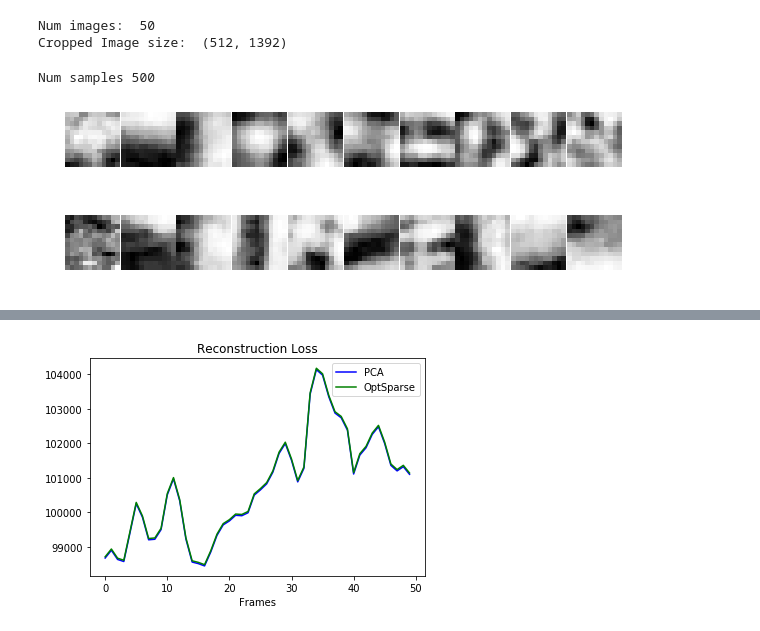
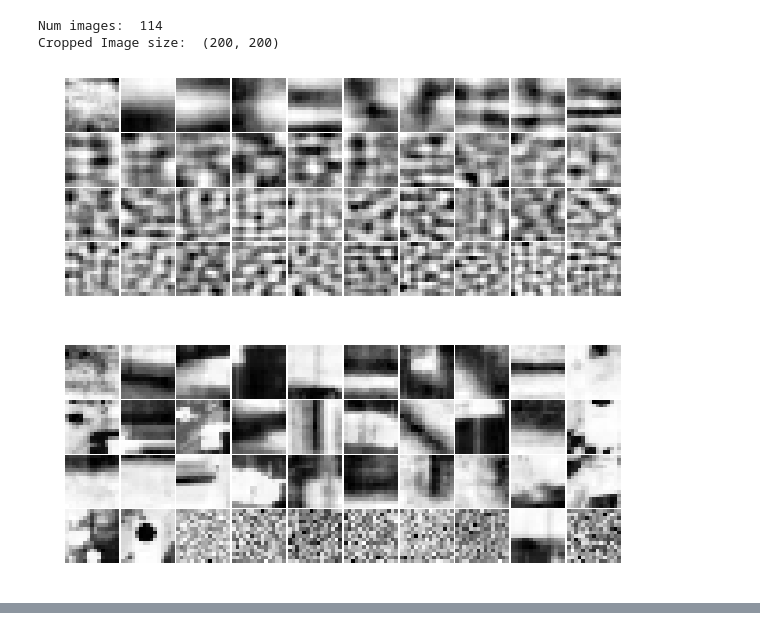
Before and after one commit to Lukeroberto/CS6140-MatchingPursuit, a Jupyter notebook: notebooks/Tests.ipynb, the cells around one changed output, grey strips where cells are left out. Saved outputs shown, nothing was run; the diff lists cells and outputs as text; code cells hidden in the pictures.

```diff
--- a/notebooks/Tests.ipynb
+++ b/notebooks/Tests.ipynb
@@ -16,32 +16,31 @@ import numpy as np
 from tqdm import tqdm_notebook as tqdm
 from IPython.display import HTML
 # %%
-num_frames = 50
+num_frames = 200
 
 images = loadVideo("dataset/2011_09_26", num_frames)
 # %%
-# images = cropImages(images)
+images = cropImages(images)
 
 print("Num images: ", len(images))
 print("Cropped Image size: ", np.shape(images[0]))
 # %% [output]
-Num images:  50
-Cropped Image size:  (512, 1392)
+Num images:  114
+Cropped Image size:  (200, 200)
 # %%
 # Generate Dictionaries
-patch_size = 12
+%matplotlib inline
+patch_size = 15
 num_samples = 500
-num_features = 10
-k = 1000
+num_features = 40
 
 pca_features = generatePCADictionary(images, patch_size, num_samples, num_features)
 optsparse_features = generateOptSparseDictionary(images, patch_size, num_samples, num_features)
 
 plotDictionary(pca_features, "PCA")
 plotDictionary(optsparse_features, "OptSparse")
 # %% [output]
-Num samples 500
-[figure, old version]
+[figure, new version]
-[figure, old version]
+[figure, new version]
 # %%
 # Run through whole video
@@ -58,14 +59,12 @@ recon_video_optsparse = generateReconVideo(S_codes_optsparse, images, optsparse_
 recon_loss_pca = videoReconstructionLoss(images, recon_video_pca)
 recon_loss_optsparse = videoReconstructionLoss(images, recon_video_optsparse)
 # %%
-plt.plot(recon_loss_pca, "b", label="PCA")
-plt.plot(recon_loss_optsparse, "g", label="OptSparse")
-plt.xlabel("Frames")
-plt.legend()
-plt.title("Reconstruction Loss")
-plt.show()
+# plt.plot(recon_loss_pca, "b", label="PCA")
+# plt.plot(recon_loss_optsparse, "g", label="OptSparse")
+# plt.xlabel("Frames")
+# plt.legend()
+# plt.title("Reconstruction Loss")
+# plt.show()
-# %% [output]
-[figure, removed]
 # %%
 ani = compareVideos(images, recon_video_pca);
 HTML(ani.to_html5_video())
```
Also changed, not shown: parts of 4 cells of this notebook, 3 other files.
